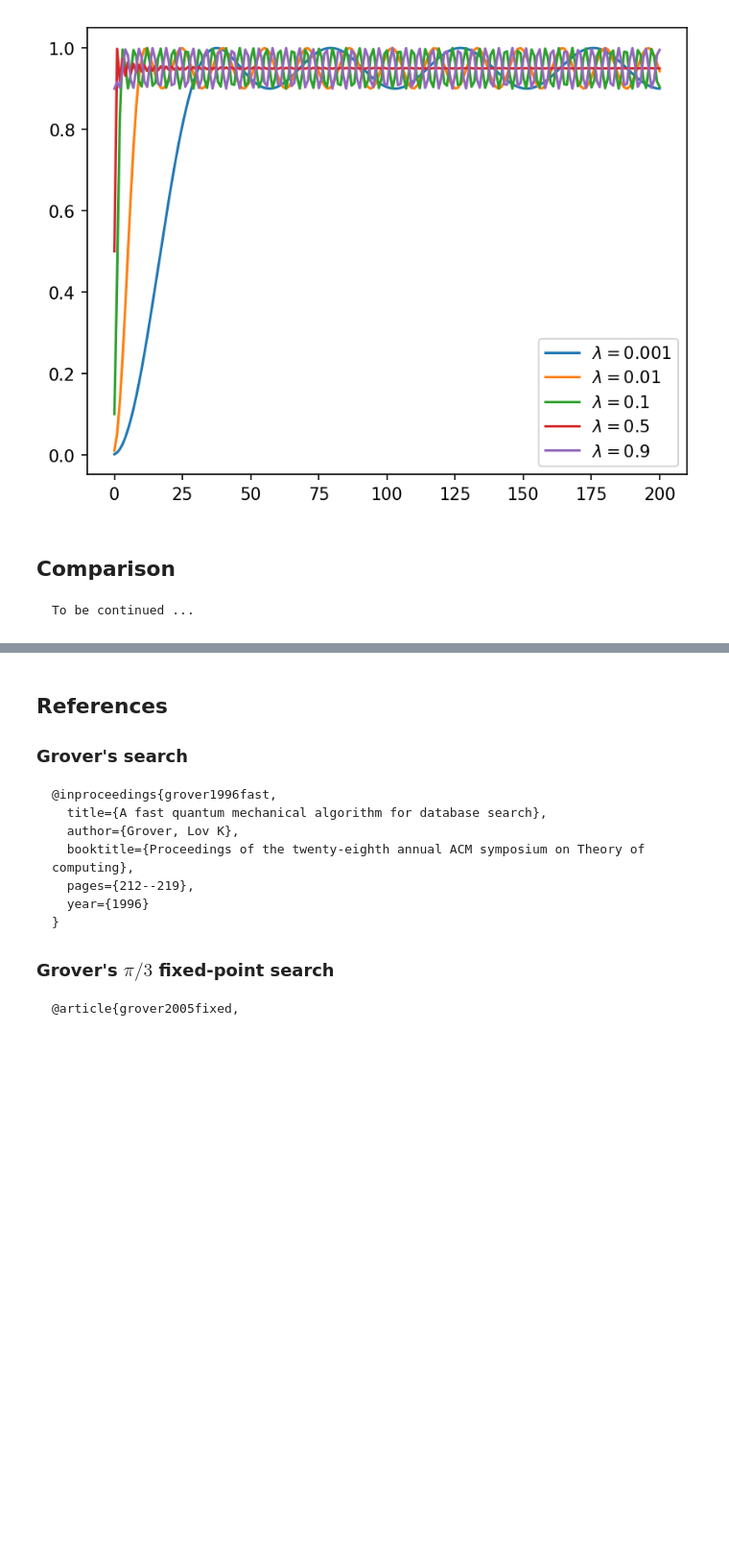
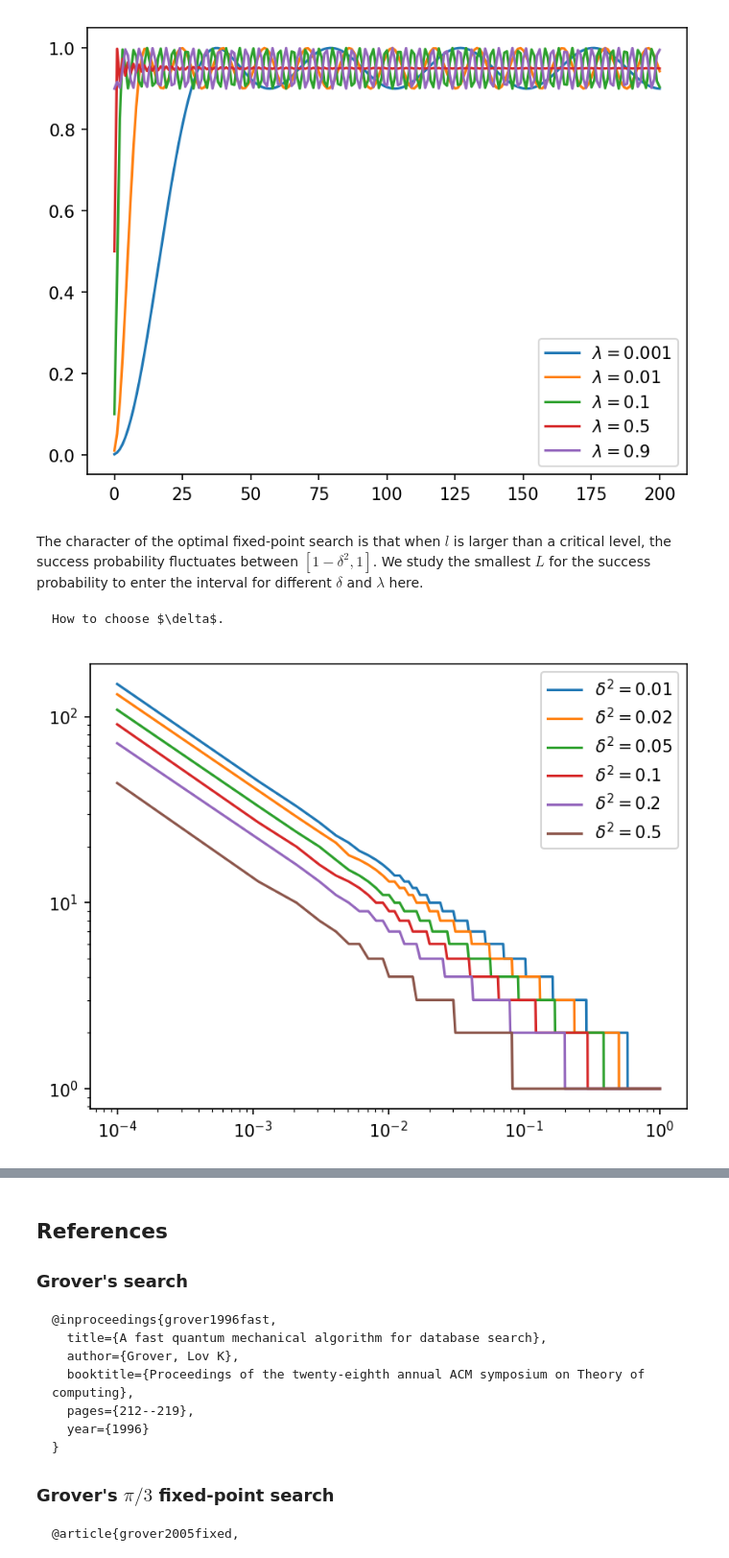
Before and after one commit to helloluxi/notes-qc, a Jupyter notebook: docs/Search/FixedPointSearch.ipynb, the cells around one changed output, grey strips where cells are left out. Shown: that part at 96% size. Cells and saved outputs as stored; diff of their text form; code cells hidden in the pictures; blank space fills up the shorter version.

Commit message:
add comparison for fixed-point search

````diff
--- a/docs/Search/FixedPointSearch.ipynb
+++ b/docs/Search/FixedPointSearch.ipynb
@@ -218,8 +218,9 @@ fpqs_alpha_dict = {}
 fpqs_beta_dict = {}
 fpqs_inv_gammma_dict = {}
 for l in range(max_l+1):
-    # T_L'(1) = L(L+1)
-    fpqs_inv_gammma_dict[l] = brentq(lambda gamma: eval_chebyt(l*2+1, 1/gamma) - 1/delta, max(1e-15, 1 - (1/delta - 1) / (l * (l + 1))), 1) if l else delta
+    # Since T_L'(1) = L(L+1) and T_L is convex at x>1, T_L^{-1}(y) where y > 1 must lie in [1-(y-1)/(L(L+1)), 1].
+    fpqs_inv_gammma_dict[l] = brentq(lambda gamma: eval_chebyt(l*2+1, 1/gamma) - 1/delta,
+                                    max(1e-15, 1 - (1/delta - 1) / (l * (l + 1))), 1) if l else delta
     fpqs_alpha_dict[l] = np.array([np.pi + 2 * np.arctan(
         np.tan(2 * np.pi * j / (l*2+1)) * np.sqrt(1 - fpqs_inv_gammma_dict[l]**2)
         ) for j in range(1,l+1)])
@@ -243,9 +244,27 @@ plt.show()
 # plt.show()
 # %% [output]
 [figure]
-# %% [markdown]
-## Comparison
-
-```{admonition} Todo
-To be continued ...
-```
+# %% [markdown]
+The character of the optimal fixed-point search is that when $l$ is larger than a critical level, the success probability fluctuates between $[1-\delta^2,1]$.
+We study the smallest $L$ for the success probability to enter the interval for different $\delta$ and $\lambda$ here.
+
+```{admonition} Todo
+How to choose $\delta$.
+```
+# %%
+def find_first_l(f):
+    idx = 1
+    while f(idx) < 0:
+        idx += 1
+    return idx
+# %%
+range_lambda = np.arange(0.0001, 1.0001, 0.001)
+plt.figure(dpi=150)
+for delta in [0.01**0.5, 0.02**0.5, 0.05**0.5, 0.1**0.5, 0.2**0.5, 0.5**0.5]:
+    l_list = [find_first_l(lambda l: eval_chebyt(2*l+1, (1-_lambda)**-0.5) - 1/delta)
+        for _lambda in range_lambda]
+    plt.loglog(range_lambda, l_list, label=f'$\\delta^2={np.round(delta**2,3)}$')
+plt.legend()
+plt.show()
+# %% [output]
+[figure, added]
````
Also changed, not shown: parts of 2 cells of this notebook.
